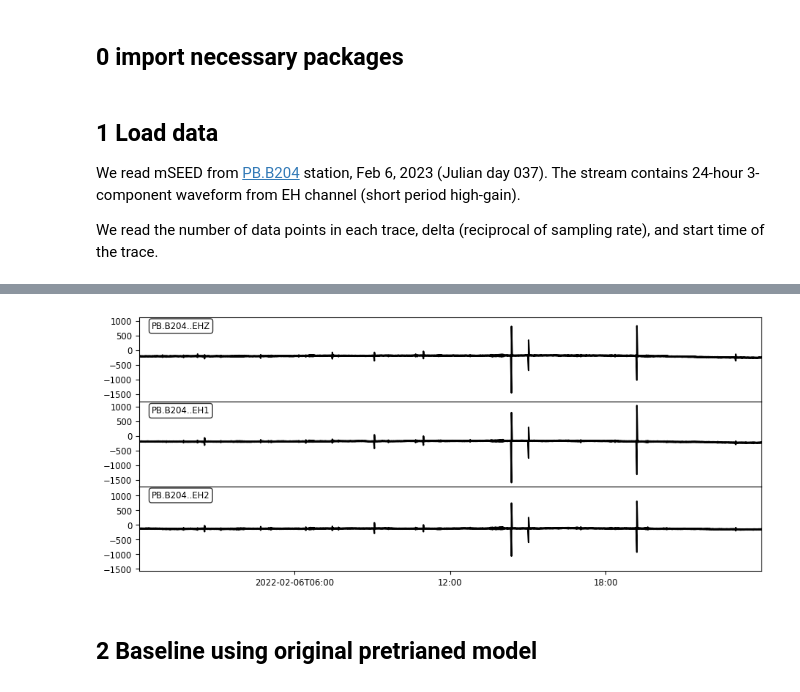
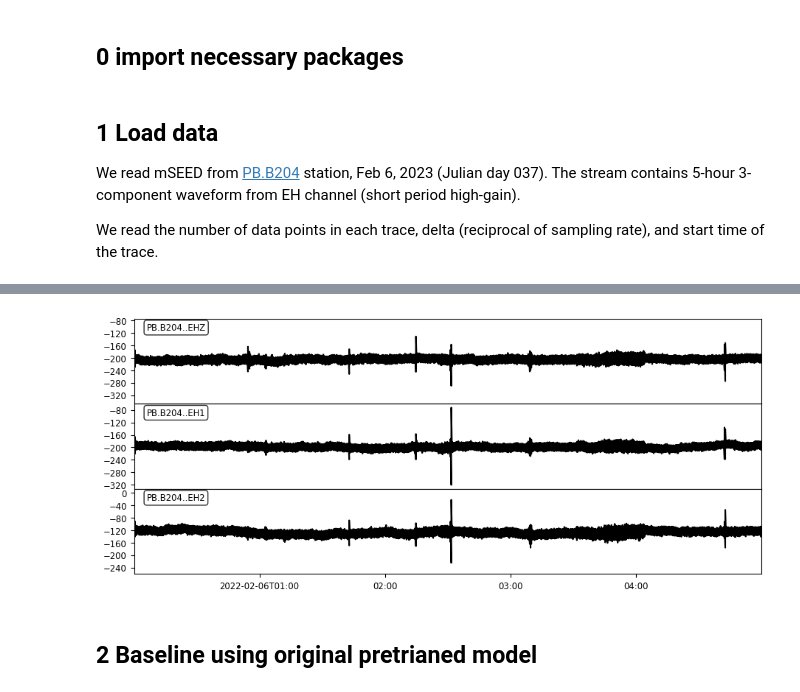
Before and after one commit to congcy/ELEP, a Jupyter notebook: docs/tutorials/example_BB_continuous_data_PB_B204.ipynb, the cells around one changed output, grey strips where cells are left out. Cells and saved outputs as stored; diff of their text form; code cells hidden in the pictures.

```diff
--- a/docs/tutorials/example_BB_continuous_data_PB_B204.ipynb
+++ b/docs/tutorials/example_BB_continuous_data_PB_B204.ipynb
@@ -31,7 +31,7 @@ from obspy.core.utcdatetime import UTCDateTime
 from ensemble_learners import ensemble_regressor_cnn
 # %% [markdown]
 ## 1 Load data
-We read mSEED from [PB.B204](https://ds.iris.edu/gmap/#network=PB&station=B204&planet=earth) station, Feb 6, 2023 (Julian day 037). The stream contains 24-hour 3-component waveform from EH channel (short period high-gain).
+We read mSEED from [PB.B204](https://ds.iris.edu/gmap/#network=PB&station=B204&planet=earth) station, Feb 6, 2023 (Julian day 037). The stream contains 5-hour 3-component waveform from EH channel (short period high-gain).
 
 We read the number of data points in each trace, delta (reciprocal of sampling rate), and start time of the trace.
 # %%
@@ -42,8 +42,10 @@ client = Client("IRIS")
 # %%
 starttime = UTCDateTime("2022-02-06T00:00:00.000000")
-endtime   = UTCDateTime("2022-02-06T23:59:59.999000")
-s = client.get_waveforms("PB", "B204", location = "*", channel = "EH?",
-                         starttime = starttime, endtime = endtime)
+endtime   = UTCDateTime("2022-02-06T04:59:59.999000")
+# s = client.get_waveforms("PB", "B204", location = "*", channel = "EH?",
+#                          starttime = starttime, endtime = endtime)
+
+s = obspy.read("./data/PB.B204..EH.ms")
 print(s)
 npts = s[0].stats.npts
 delta = s[0].stats.delta
@@ -59,4 +61,4 @@ PB.B204..EHZ | 2022-02-06T00:00:00.008400Z - 2022-02-06T23:59:59.998400Z | 100.0
-[figure, old version]
+[figure, new version]
 # %% [markdown]
 ## 2 Baseline using original pretrianed model
 # %%
```
Also changed, not shown: parts of 15 cells of this notebook, 3 other files.
